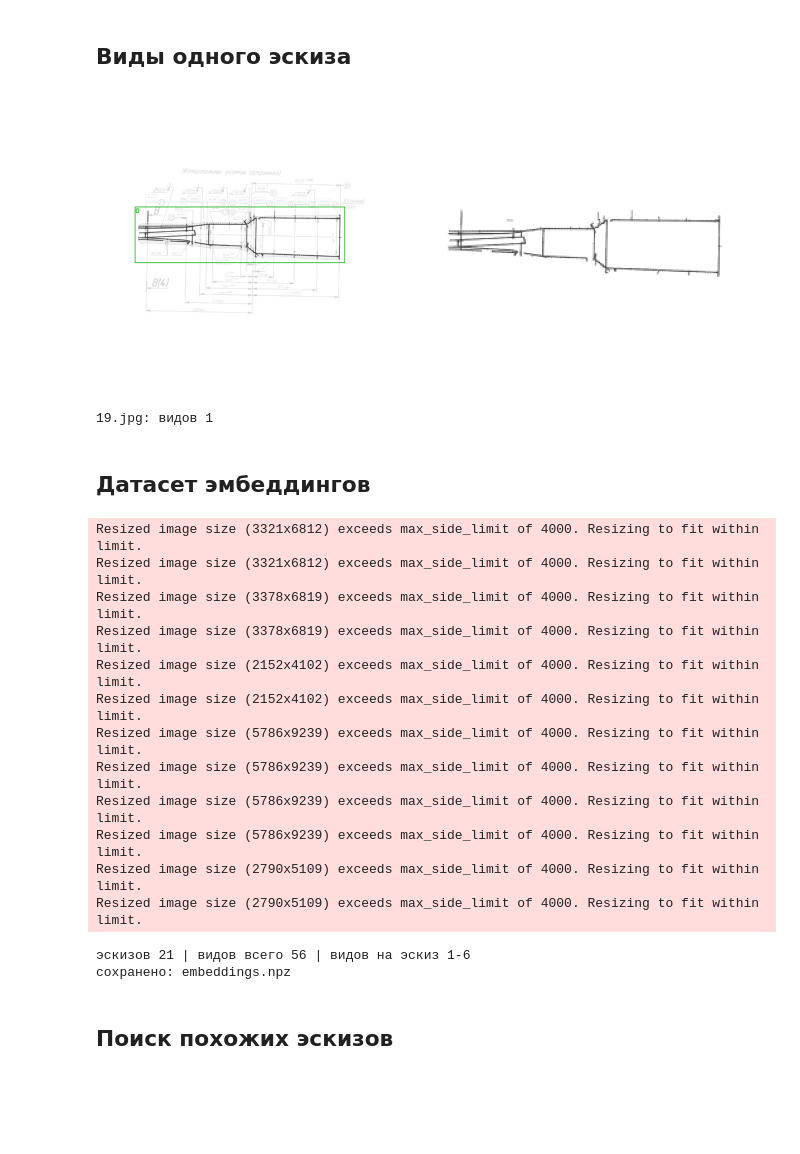
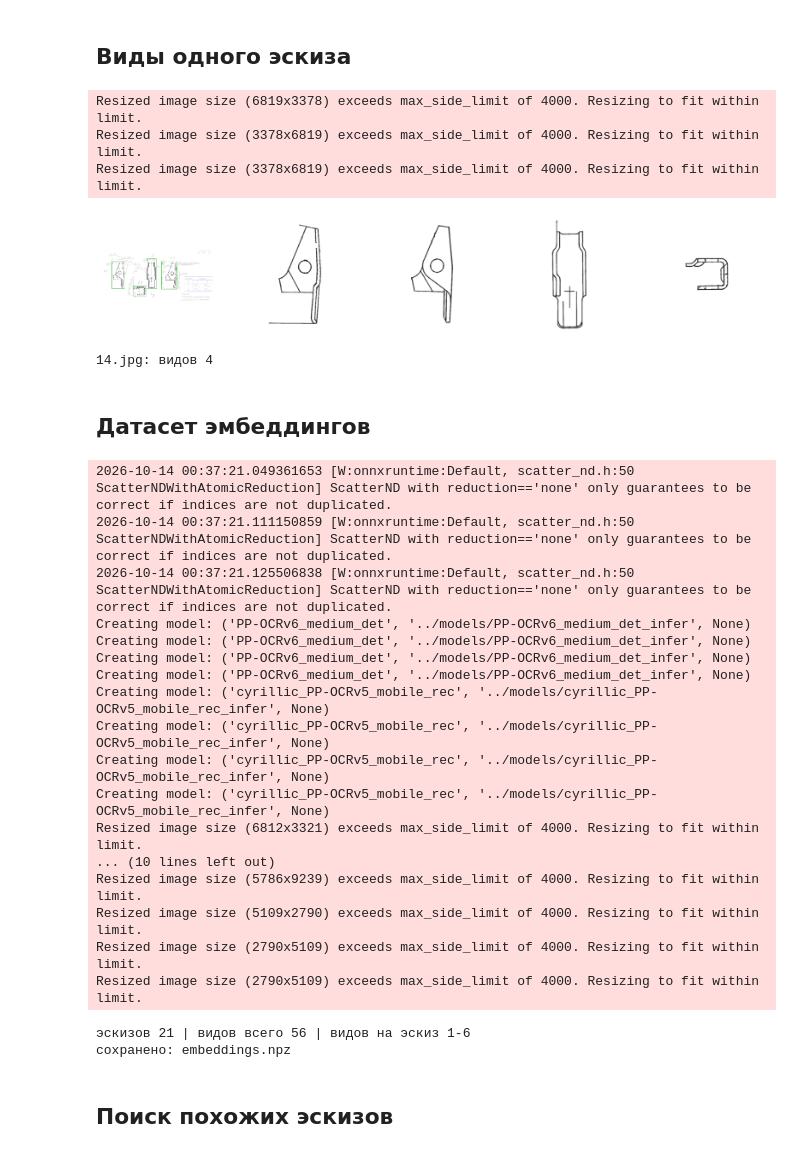
Before and after one commit to SergeyKrasnoslobodtsev/draftslice, a Jupyter notebook: demo/embedding_search_demo.ipynb, the cells around one changed output. Drawn from its saved outputs; the diff is of its cells as text; code cells hidden in the pictures; blank space fills up the shorter version.

```diff
--- a/demo/embedding_search_demo.ipynb
+++ b/demo/embedding_search_demo.ipynb
@@ -31,50 +26,59 @@ Creating model: ('cyrillic_PP-OCRv5_mobile_rec', '../models/cyrillic_PP-OCRv5_mo
 # %%
 import matplotlib.pyplot as plt
 
 from draftslice.core.io import load_image
 from draftslice.pipeline import run
 
 TARGET_SIZE = 224
-IMG_PATH = source_files[10]
+IMG_PATH = source_files[5]
 
 res = run(load_image(IMG_PATH), arrow_model, ocr_engine)
 crops = res.views.crops(TARGET_SIZE)
 
 fig, axes = plt.subplots(1, 1 + len(crops), figsize=(4 * (1 + len(crops)), 4), squeeze=False)
 axes[0, 0].imshow(res.plot())
 for ax, crop in zip(axes[0, 1:], crops):
     ax.imshow(crop)
 for ax in axes[0]:
     ax.axis("off")
 plt.show()
 print(f"{IMG_PATH.name}: видов {len(crops)}")
 # %% [output]
+Resized image size (6819x3378) exceeds max_side_limit of 4000. Resizing to fit within limit.
+Resized image size (3378x6819) exceeds max_side_limit of 4000. Resizing to fit within limit.
+Resized image size (3378x6819) exceeds max_side_limit of 4000. Resizing to fit within limit.
-[figure, old version]
+[figure, new version]
-19.jpg: видов 1
+14.jpg: видов 4
 # %% [markdown]
 ## Датасет эмбеддингов
 # %%
 from dataset import build_dataset, save_dataset
 
 EMBEDDINGS_PATH = Path("embeddings.npz")
+WORKERS = 4  # процесс берёт ~3.5 ГБ GPU и 3-5 ГБ RAM; при 4 крупные листы падали с MemoryError
 
-dataset = build_dataset(source_files, arrow_model, ocr_engine, embedder, TARGET_SIZE)
+dataset = build_dataset(source_files, MODELS, embedder, TARGET_SIZE, workers=WORKERS)
 save_dataset(dataset, EMBEDDINGS_PATH)
 
 view_counts = [len(sketch.embeddings) for sketch in dataset.sketches]
 print(f"эскизов {len(dataset.sketches)} | видов всего {sum(view_counts)} | видов на эскиз {min(view_counts)}-{max(view_counts)}")
 print(f"сохранено: {EMBEDDINGS_PATH}")
 # %% [output]
-Resized image size (3321x6812) exceeds max_side_limit of 4000. Resizing to fit within limit.
-Resized image size (3321x6812) exceeds max_side_limit of 4000. Resizing to fit within limit.
-Resized image size (3378x6819) exceeds max_side_limit of 4000. Resizing to fit within limit.
-Resized image size (3378x6819) exceeds max_side_limit of 4000. Resizing to fit within limit.
-Resized image size (2152x4102) exceeds max_side_limit of 4000. Resizing to fit within limit.
-Resized image size (2152x4102) exceeds max_side_limit of 4000. Resizing to fit within limit.
+2026-10-14 00:37:21.049361653 [W:onnxruntime:Default, scatter_nd.h:50 ScatterNDWithAtomicReduction] ScatterND with reduction=='none' only guarantees to be correct if indices are not duplicated.
+2026-10-14 00:37:21.111150859 [W:onnxruntime:Default, scatter_nd.h:50 ScatterNDWithAtomicReduction] ScatterND with reduction=='none' only guarantees to be correct if indices are not duplicated.
+2026-10-14 00:37:21.125506838 [W:onnxruntime:Default, scatter_nd.h:50 ScatterNDWithAtomicReduction] ScatterND with reduction=='none' only guarantees to be correct if indices are not duplicated.
+Creating model: ('PP-OCRv6_medium_det', '../models/PP-OCRv6_medium_det_infer', None)
+Creating model: ('PP-OCRv6_medium_det', '../models/PP-OCRv6_medium_det_infer', None)
+Creating model: ('PP-OCRv6_medium_det', '../models/PP-OCRv6_medium_det_infer', None)
+Creating model: ('PP-OCRv6_medium_det', '../models/PP-OCRv6_medium_det_infer', None)
+Creating model: ('cyrillic_PP-OCRv5_mobile_rec', '../models/cyrillic_PP-OCRv5_mobile_rec_infer', None)
+Creating model: ('cyrillic_PP-OCRv5_mobile_rec', '../models/cyrillic_PP-OCRv5_mobile_rec_infer', None)
+Creating model: ('cyrillic_PP-OCRv5_mobile_rec', '../models/cyrillic_PP-OCRv5_mobile_rec_infer', None)
+Creating model: ('cyrillic_PP-OCRv5_mobile_rec', '../models/cyrillic_PP-OCRv5_mobile_rec_infer', None)
+Resized image size (6812x3321) exceeds max_side_limit of 4000. Resizing to fit within limit.
+... (10 lines left out)
 Resized image size (5786x9239) exceeds max_side_limit of 4000. Resizing to fit within limit.
-Resized image size (5786x9239) exceeds max_side_limit of 4000. Resizing to fit within limit.
-Resized image size (5786x9239) exceeds max_side_limit of 4000. Resizing to fit within limit.
-Resized image size (5786x9239) exceeds max_side_limit of 4000. Resizing to fit within limit.
+Resized image size (5109x2790) exceeds max_side_limit of 4000. Resizing to fit within limit.
 Resized image size (2790x5109) exceeds max_side_limit of 4000. Resizing to fit within limit.
 Resized image size (2790x5109) exceeds max_side_limit of 4000. Resizing to fit within limit.
 эскизов 21 | видов всего 56 | видов на эскиз 1-6
```
Also changed, not shown: parts of 1 cell of this notebook, 1 other file.
